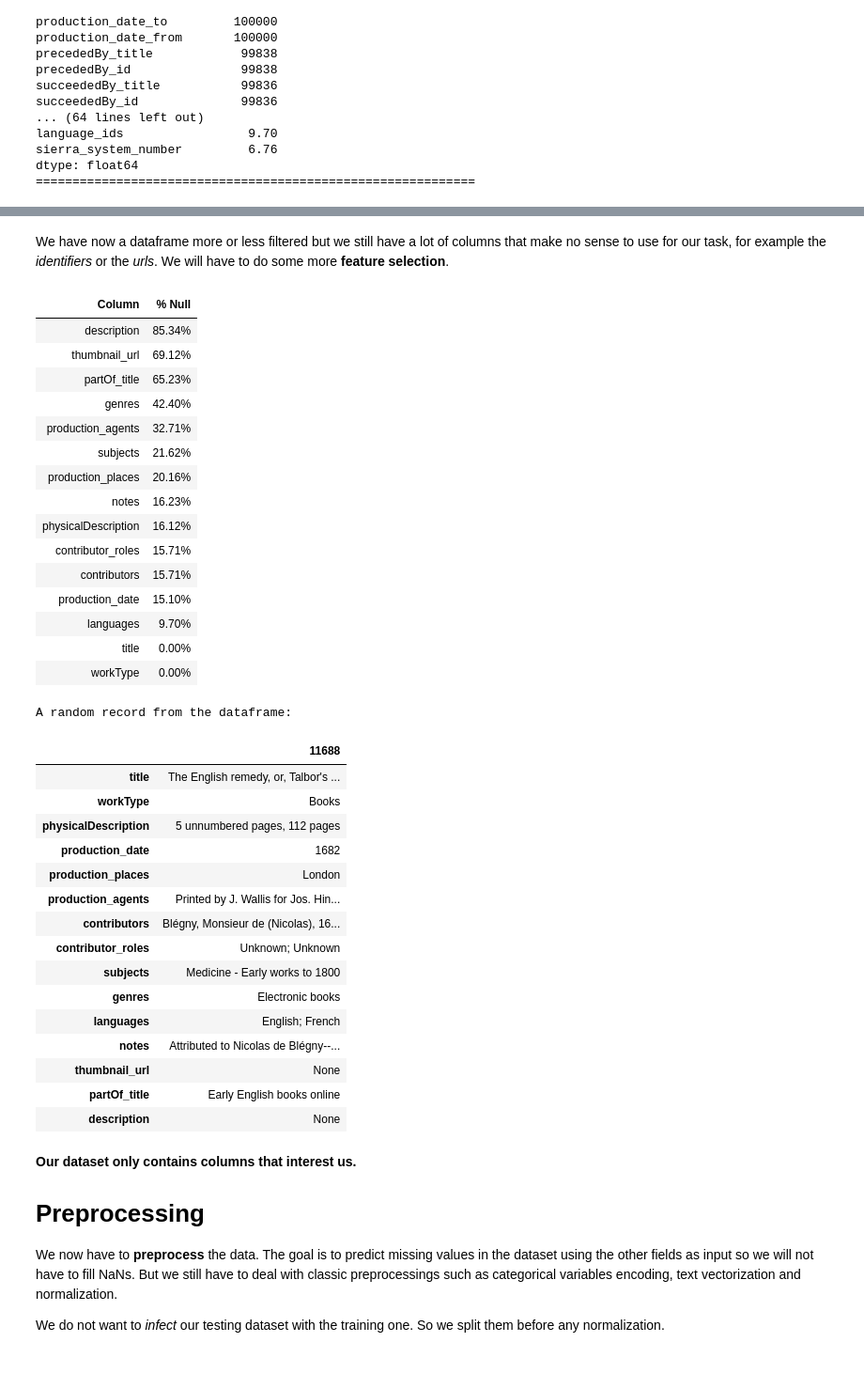
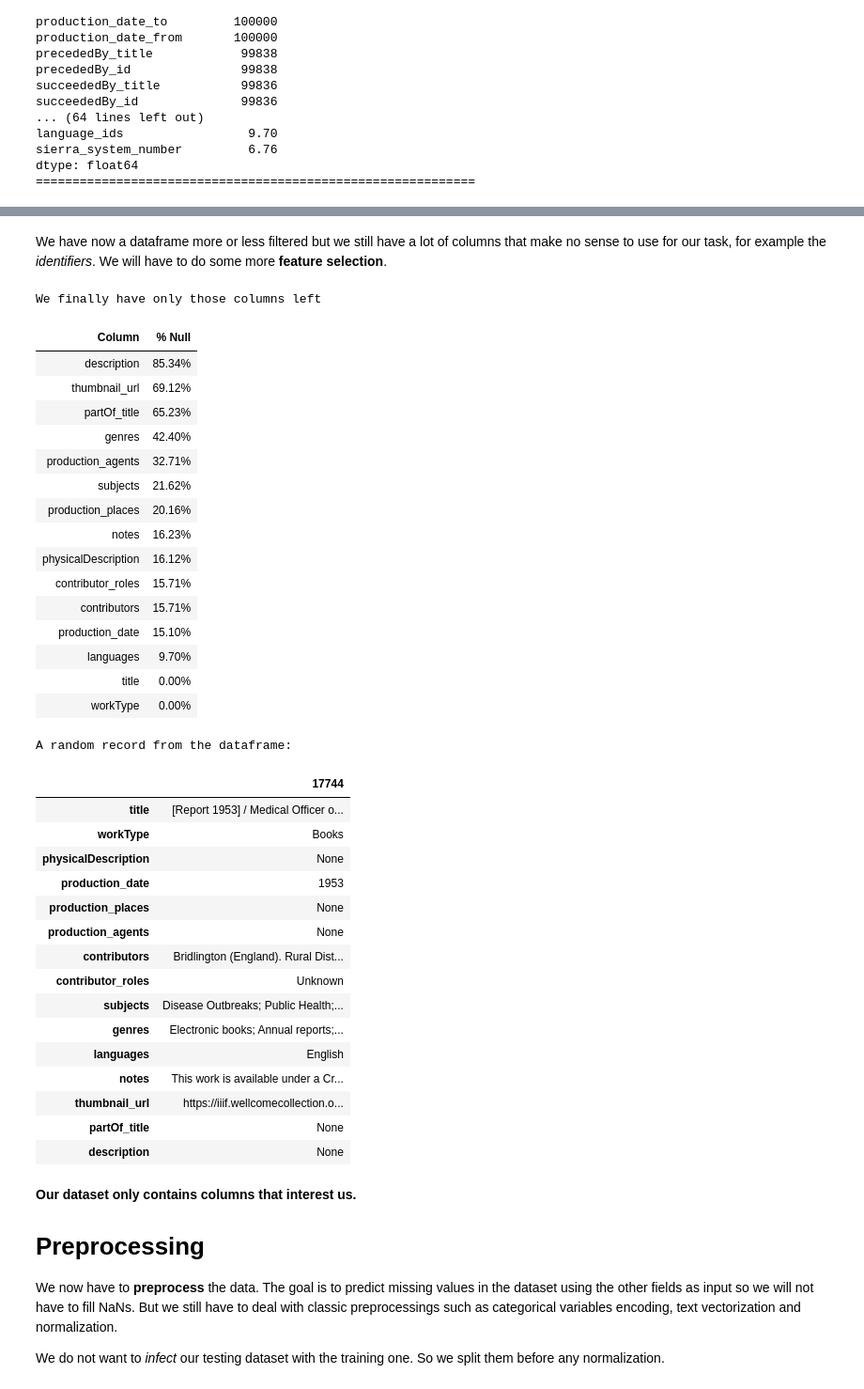
Before and after one commit to loulou413/WellcomeML, a Jupyter notebook: main.ipynb, the cells around one changed output, grey strips where cells are left out. Shown: that part at 94% size. Drawn from its saved outputs; the diff is of its cells as text; code cells hidden in the pictures.

Commit message:
feat: merge all the column in a format for BERT

```diff
--- a/main.ipynb
+++ b/main.ipynb
@@ -115,7 +129,7 @@ A random record from the dataframe:
 | images_count | 0 |
 | description | None |
 # %% [markdown]
-We have now a dataframe more or less filtered but we still have a lot of columns that make no sense to use for our task, for example the _identifiers_ or the _urls_. We will have to do some more __feature selection__.
+We have now a dataframe more or less filtered but we still have a lot of columns that make no sense to use for our task, for example the _identifiers_. We will have to do some more __feature selection__.
 # %%
 # Remove non-predictable columns and with no corelation to the target
 columns_to_remove = [
@@ -136,7 +150,7 @@ necessary_df = filtered.copy().drop(columns=columns_to_remove);
 
 # Display percentage of missing values per column with a custom styled table
 null_pct = necessary_df.isnull().mean().sort_values(ascending=False) * 100
-df_null = pd.DataFrame({
+train_null = pd.DataFrame({
     "Column": null_pct.index,
     "% Null": [f"{v:.2f}%" for v in null_pct.values]
 })
@@ -149,8 +163,10 @@ css = """
 .table-fixed th {background:#808080; font-weight:600;}
 </style>
 """
-display(HTML(css + df_null.to_html(index=False, classes="table-fixed", escape=False)))
+print('We finally have only those columns left')
+display(HTML(css + train_null.to_html(index=False, classes="table-fixed", escape=False)))
 # %% [output]
+We finally have only those columns left
 | Column | % Null |
 | description | 85.34% |
 | thumbnail_url | 69.12% |
@@ -168,24 +184,24 @@ display(HTML(css + df_null.to_html(index=False, classes="table-fixed", escape=Fa
 | title | 0.00% |
 | workType | 0.00% |
 # %%
-print_one_random_record(necessary_df)
+print_one_random_record(necessary_train)
 # %% [output]
 A random record from the dataframe:
-|  | 11688 |
-| title | The English remedy, or, Talbor's ... |
+|  | 17744 |
+| title | [Report 1953] / Medical Officer o... |
 | workType | Books |
-| physicalDescription | 5 unnumbered pages, 112 pages |
-| production_date | 1682 |
-| production_places | London |
-| production_agents | Printed by J. Wallis for Jos. Hin... |
-| contributors | Blégny, Monsieur de (Nicolas), 16... |
-| contributor_roles | Unknown; Unknown |
-| subjects | Medicine - Early works to 1800 |
-| genres | Electronic books |
-| languages | English; French |
-| notes | Attributed to Nicolas de Blégny--... |
-| thumbnail_url | None |
-| partOf_title | Early English books online |
+| physicalDescription | None |
+| production_date | 1953 |
+| production_places | None |
+| production_agents | None |
+| contributors | Bridlington (England). Rural Dist... |
+| contributor_roles | Unknown |
+| subjects | Disease Outbreaks; Public Health;... |
+| genres | Electronic books; Annual reports;... |
+| languages | English |
+| notes | This work is available under a Cr... |
+| thumbnail_url | https://iiif.wellcomecollection.o... |
+| partOf_title | None |
 | description | None |
 # %% [markdown]
 __Our dataset only contains columns that interest us.__
```
Also changed, not shown: parts of 12 cells of this notebook, 1 other file.
